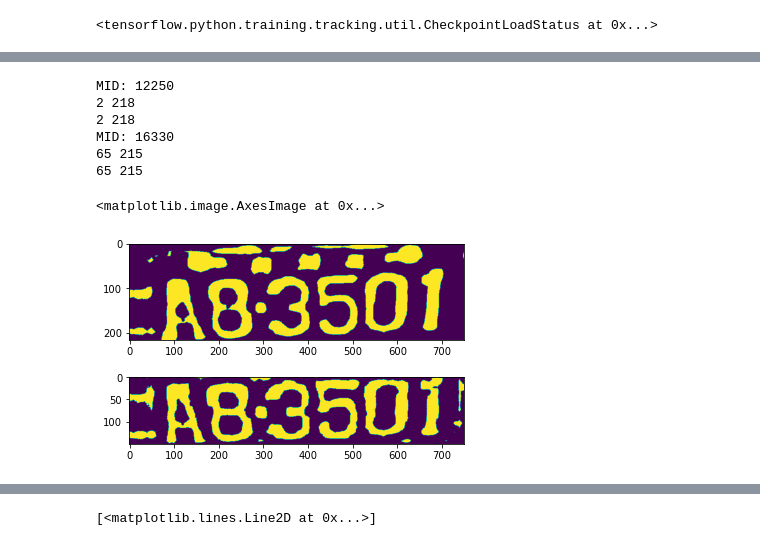
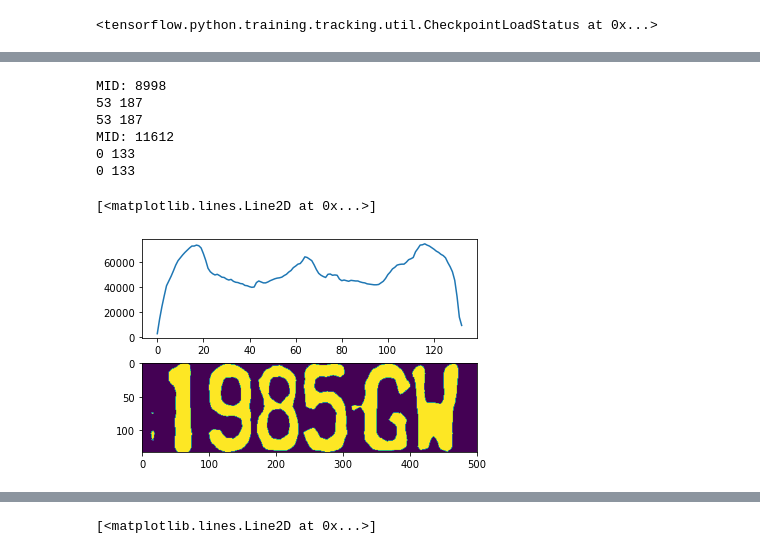
Before and after one commit to fibercoke/FaceManipulationProject, a Jupyter notebook: CHARSPLIT.ipynb, the cells around one changed output, grey strips where cells are left out. Saved outputs shown, nothing was run; the diff lists cells and outputs as text; code cells hidden in the pictures.

```diff
--- a/CHARSPLIT.ipynb
+++ b/CHARSPLIT.ipynb
@@ -40,17 +98,15 @@ model.load_weights(FLAGS.classifier_weights).expect_partial()
 # %%
 xmls = [filename for filename in os.listdir(FLAGS.xml_in_root_path) if filename.endswith('.xml')]
 # %%
-xml = '358.xml'
+xml = '1.xml'
 annotation_xml = lxml.etree.fromstring(open(os.path.join(FLAGS.xml_in_root_path, xml)).read())
 annotation = parse_xml(annotation_xml)['annotation']
 img_file_name = annotation['filename']
 img_path = os.path.join(FLAGS.image_root_path, img_file_name)
-img_raw = tf.image.decode_jpeg(open(img_path, 'rb').read())
 xmin = int(annotation['object'][0]['bndbox']['xmin'])
 ymin = int(annotation['object'][0]['bndbox']['ymin'])
 xmax = int(annotation['object'][0]['bndbox']['xmax'])
 ymax = int(annotation['object'][0]['bndbox']['ymax'])
-img_raw = cut_plate(img_raw, xmin, ymin, xmax, ymax)
 # %%
 def bw_process(img, a=199, b=6):
     img_grey = cv2.cvtColor(img, cv2.COLOR_BGRA2GRAY)
@@ -72,0 +118,12 @@ img_bw.shape
+# %%
+img_raw = img_rawer = tf.image.decode_jpeg(open(img_path, 'rb').read())
+img_rawer = cut_plate(img_rawer, xmin, ymin, xmax, ymax)
+delta_00 = int(img_raw.shape[0] * 0.16)
+delta_01 = int(img_raw.shape[0] * 0.15)
+delta_10 = int(img_raw.shape[1] * 0.00)
+delta_11 = int(img_raw.shape[1] * 0.02)
+img_raw = img_rawer[delta_00:img_rawer.shape[0]-delta_01, delta_10:img_rawer.shape[1]-delta_11]
+img_bw = bw_process(img_raw,a=99,b=6)
+img_bw_bak = bw_process(img_raw, a=199, b=10)
+plt.subplot(2,1,1).imshow(img_rawer)
+plt.subplot(2,1,2).imshow(img_bw)
@@ -121,19 +244,24 @@ def find_half_bogu_area(array, lmb=6):
 # %%
-img_bw = bw_process(img_raw,a=199, b=48)
-l1, r1 = find_half_bogu_area(np.sum(img_bw, axis=1).astype(np.int32), lmb=8)
-img_bw = img_bw[l1:r1]
-plt.subplot(2,1,1).imshow(img_bw)
-l2, r2 = find_half_bogu_area(np.sum(img_bw, axis=1).astype(np.int32), lmb=6)
-tmp = img_raw[l1:r1]
-tmp = tmp[l2:r2]
-img_bw_heng = bw_process(tmp,a=77,b=18)
+tmp = img_raw.copy()
+
+img_bw = bw_process(tmp,a=199, b=60)
+l, r = find_half_bogu_area(np.sum(img_bw, axis=1).astype(np.int32), lmb=8)
+tmp = tmp[l:r]
+
+img_bw = bw_process(tmp,a=155,b=34)
+l, r = find_half_bogu_area(np.sum(img_bw, axis=1).astype(np.int32), lmb=6)
+tmp = tmp[l:r]
+
+img_bw_heng = bw_process(tmp, b=25)
+heng = np.sum(img_bw_heng, axis=1).astype(np.int32)
 plt.subplot(2,1,2).imshow(img_bw_heng)
+plt.subplot(2,1,1).plot(heng)
 # %% [output]
-MID: 12250
-2 218
-2 218
-MID: 16330
-65 215
-65 215
+MID: 8998
+53 187
+53 187
+MID: 11612
+0 133
+0 133
-<matplotlib.image.AxesImage at 0x...>
+[<matplotlib.lines.Line2D at 0x...>]
-[figure, old version]
+[figure, new version]
```
Also changed, not shown: parts of 27 cells of this notebook, 8 other files.
